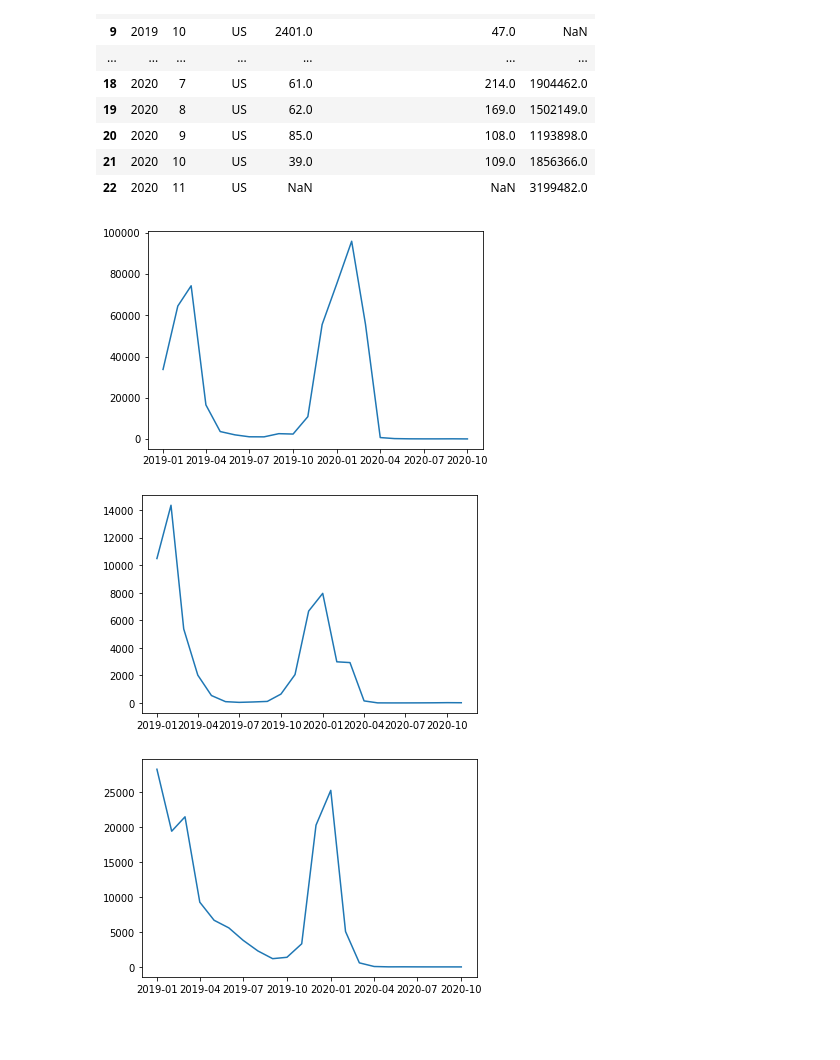
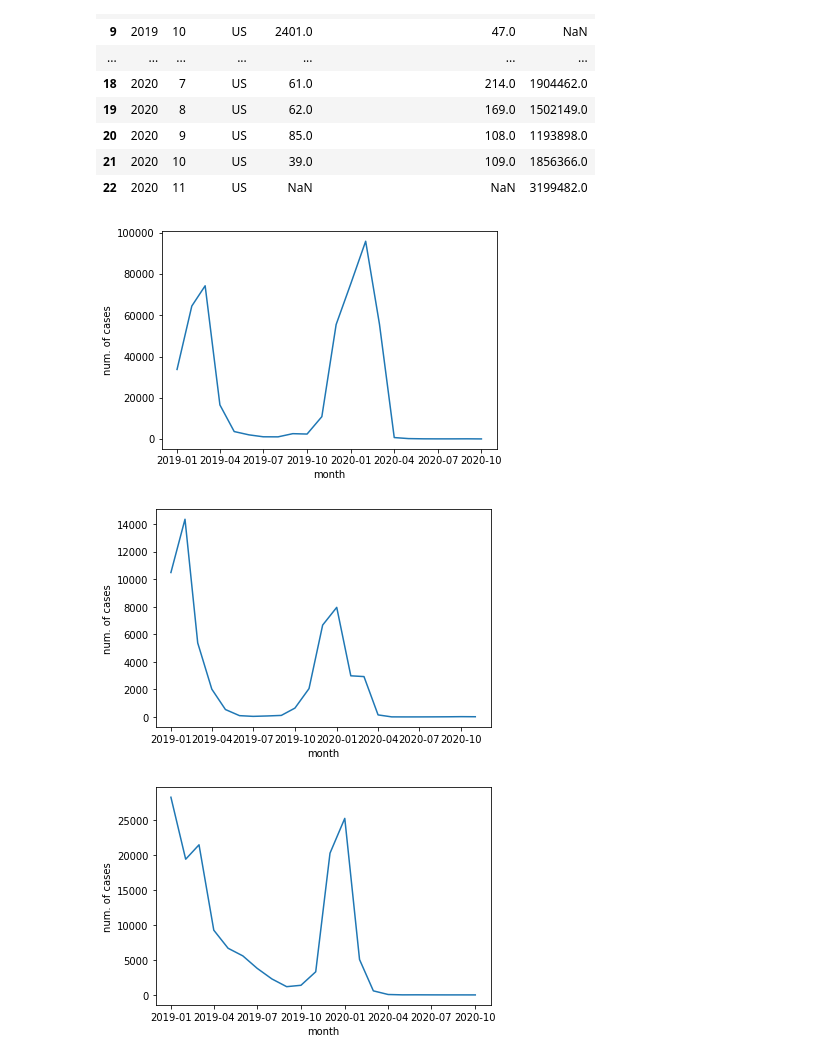
Before and after one commit to annaycc24/2020Fall_projects, a Jupyter notebook: final_pj_team05.ipynb, the cells around one changed output. Drawn from its saved outputs; the diff is of its cells as text; code cells hidden in the pictures; blank space fills up the shorter version.

Commit message:
write the function of plotting the graph

```diff
--- a/final_pj_team05.ipynb
+++ b/final_pj_team05.ipynb
@@ -102,6 +102,8 @@ def plot_graph(country: str):
     country['DATE'] = DATE
     time=country['DATE']
     plt.plot(time,flucase)
+    plt.xlabel('month')
+    plt.ylabel('num. of cases')
     plt.show()
 # %%
 # if __name__ == "__main__":
@@ -152,10 +154,10 @@ See the caveats in the documentation: https://pandas.pydata.org/pandas-docs/stab
 | 21 | 2020 | 10 | US | 39.0 | 109.0 | 1856366.0 |
 | 22 | 2020 | 11 | US | NaN | NaN | 3199482.0 |
 # %%
-test=plot_graph(us)
-test=plot_graph(uk)
-test=plot_graph(china)
+us_graph=plot_graph(us)
+uk_graph=plot_graph(uk)
+china_graph=plot_graph(china)
 # %% [output]
-[figure, old version]
+[figure, new version]
-[figure, old version]
+[figure, new version]
-[figure, old version]
+[figure, new version]
```
